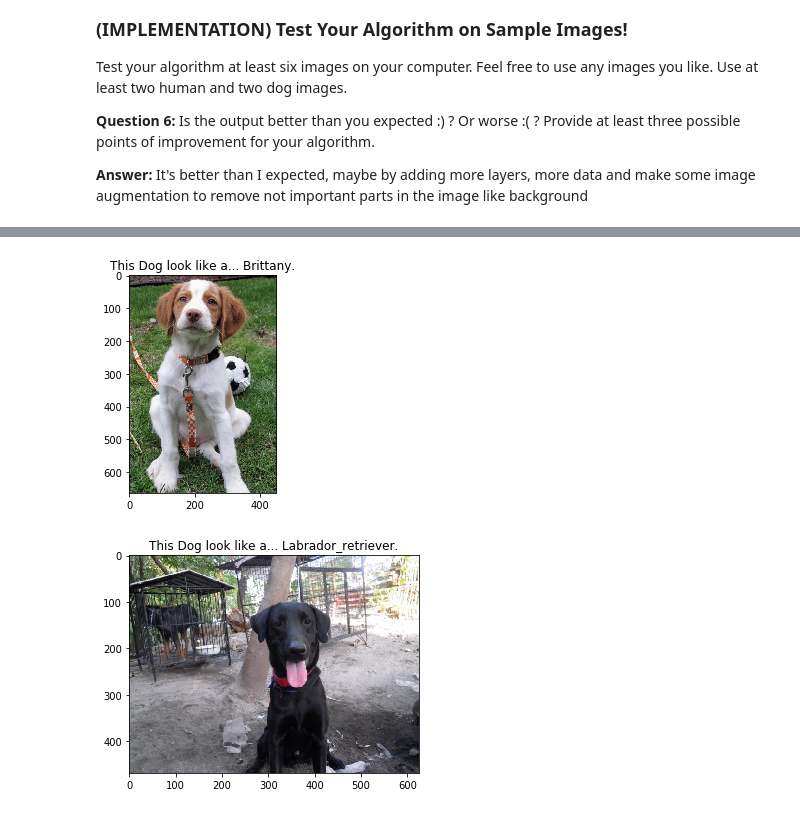
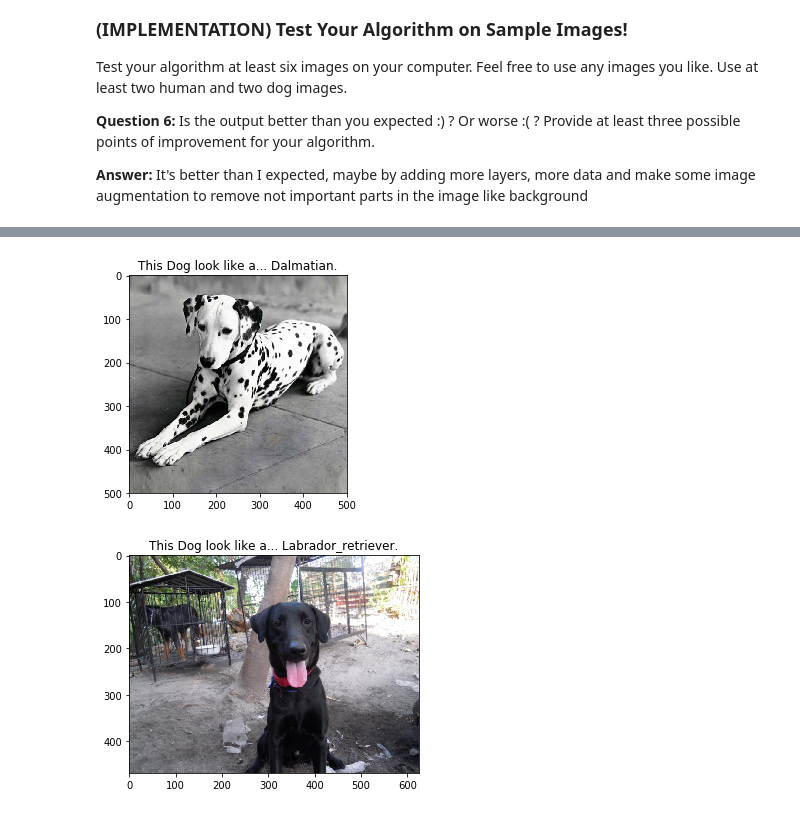
Before and after one commit to MinaYousryGhattas/Dog-breed-detection, a Jupyter notebook: dog_app.ipynb, the cells around one changed output, grey strips where cells are left out. Cells and saved outputs as stored; diff of their text form; code cells hidden in the pictures.

```diff
--- a/dog_app.ipynb
+++ b/dog_app.ipynb
@@ -784,6 +784,6 @@ __Answer:__  It's better than I expected, maybe by adding more layers, more data
 ## at least 6 images on your computer.
 ## Feel free to use as many code cells as needed.
 ## test 1
-Dog_breed_detector('images/Brittany_02625.jpg')
+Dog_breed_detector('images/10.jpg')
 # %% [output]
 Downloading data from https://github.com/fchollet/deep-learning-models/releases/download/v0.4/xception_weights_tf_dim_ordering_tf_kernels_notop.h5
@@ -791,4 +791,4 @@ Downloading data from https://github.com/fchollet/deep-learning-models/releases/
-[figure, old version]
+[figure, new version]
 # %%
 Dog_breed_detector('images/Labrador_retriever_06449.jpg')
 # %% [output]
```
Also changed, not shown: parts of 12 cells of this notebook, 4 other files.
